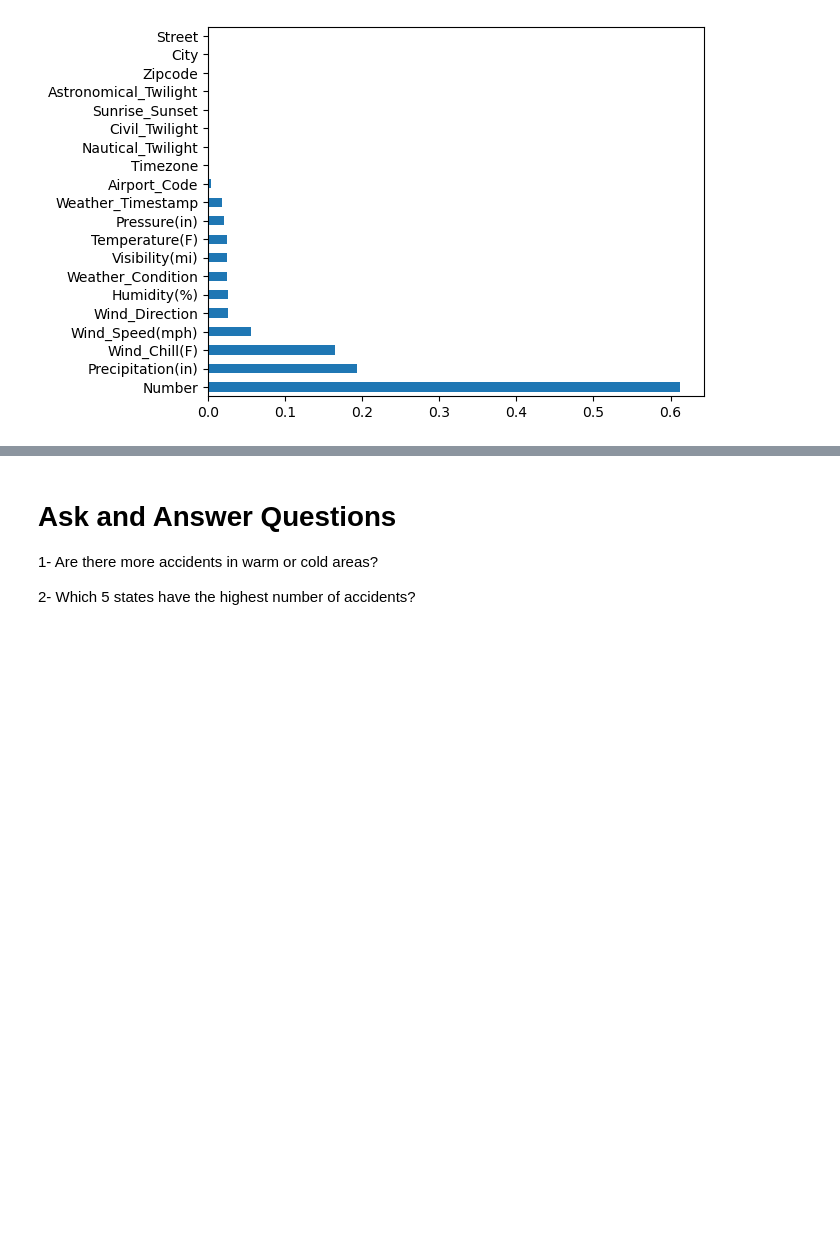
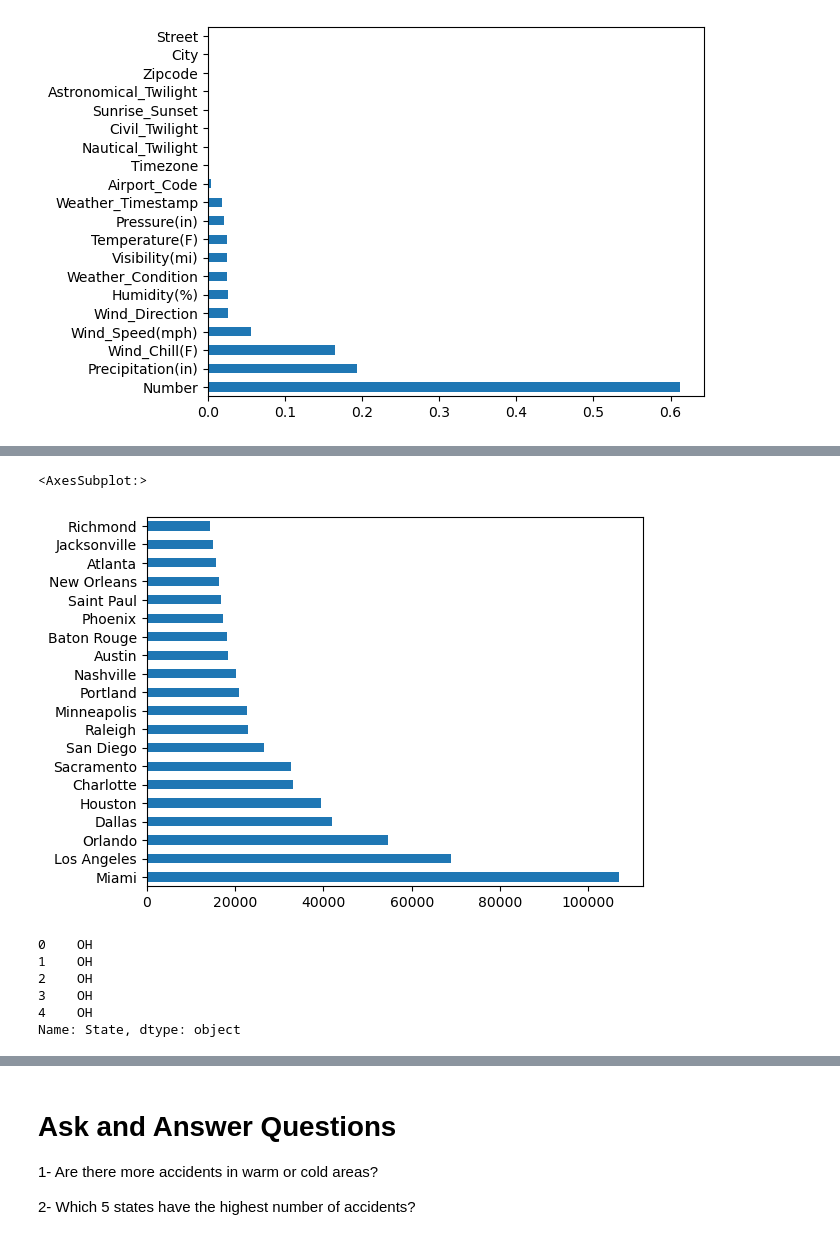
Before and after one commit to chwasiq0569/US-Accidents-Analysis, a Jupyter notebook: us-accidents-analysis.ipynb, the cells around one changed output, grey strips where cells are left out. Drawn from its saved outputs; the diff is of its cells as text; code cells hidden in the pictures; blank space fills up the shorter version.

```diff
--- a/us-accidents-analysis.ipynb
+++ b/us-accidents-analysis.ipynb
@@ -134,0 +172,14 @@ missing_percentages[missing_percentages != 0].plot(kind='barh')
+# %%
+df['City'].value_counts()[:20].plot(kind='barh')
+# %% [output]
+<AxesSubplot:>
+[figure, added]
+# %%
+df['State'].head()
+# %% [output]
+0    OH
+1    OH
+2    OH
+3    OH
+4    OH
+Name: State, dtype: object
```
Also changed, not shown: parts of 5 cells of this notebook.
